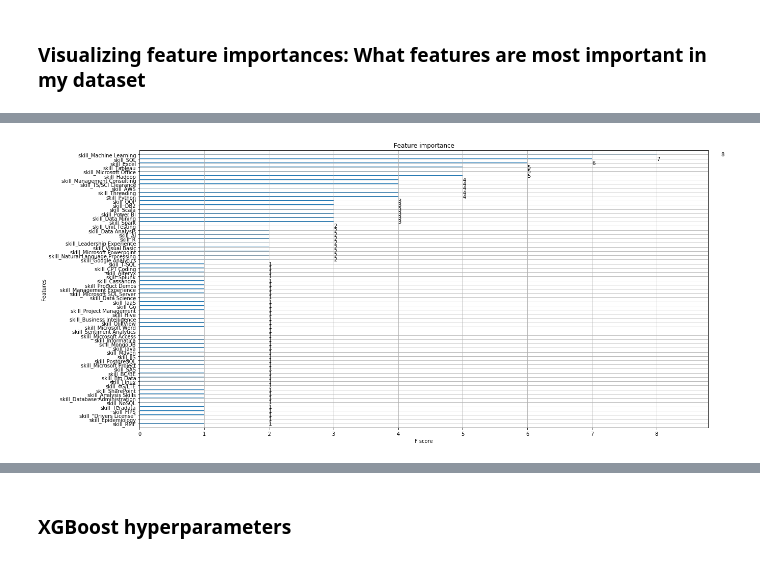
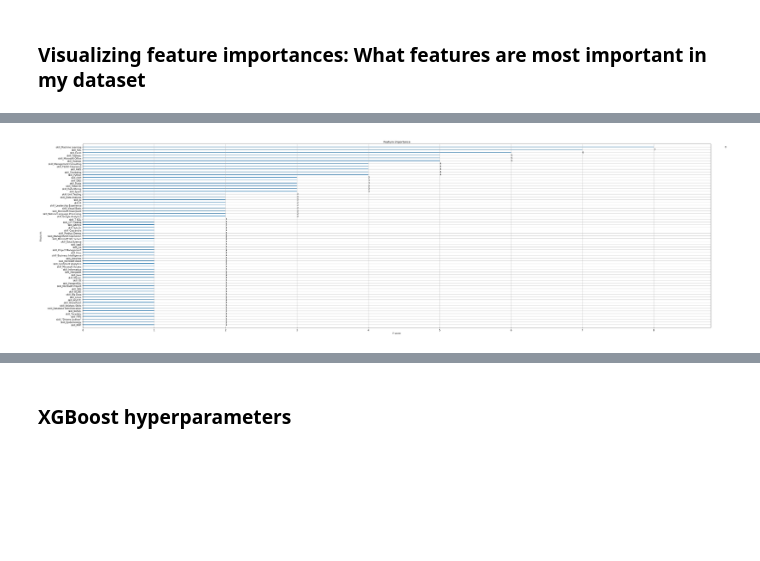
Before and after one commit to Johnnydaszhu/CapStone, a Jupyter notebook: CapStone - skillonly.ipynb, the cells around one changed output, grey strips where cells are left out. Drawn from its saved outputs; the diff is of its cells as text; code cells hidden in the pictures; blank space fills up the shorter version.

```diff
--- a/CapStone - skillonly.ipynb
+++ b/CapStone - skillonly.ipynb
@@ -78,8 +81,6 @@ Index(['Sal__100000-119999', 'Sal__120000-139999', 'Sal__140000-159999',
       dtype='object')
 # %%
 feature_name = list(df_skill_only.drop(columns=['Salary2']).columns)
-# %%
-feature_name.remove('Salary2')
 # %%
 df_new2['Salary1'].unique()
 # %% [output]
@@ -276,10 +277,10 @@ xg_reg = xgb.train(params=params, dtrain=xgb.DMatrix(data=X, label=y), num_boost
 from matplotlib import pyplot as plt
 # %%
 xgb.plot_importance(xg_reg)
-plt.rcParams["figure.figsize"] = (25,10)
+plt.rcParams["figure.figsize"] = (50,15)
 plt.show()
 # %% [output]
-[figure, old version]
+[figure, new version]
 # %%
 # Create the DMatrix: housing_dmatrix
 housing_dmatrix = xgb.DMatrix(data=X, label=y)
```
Also changed, not shown: parts of 20 cells of this notebook.
